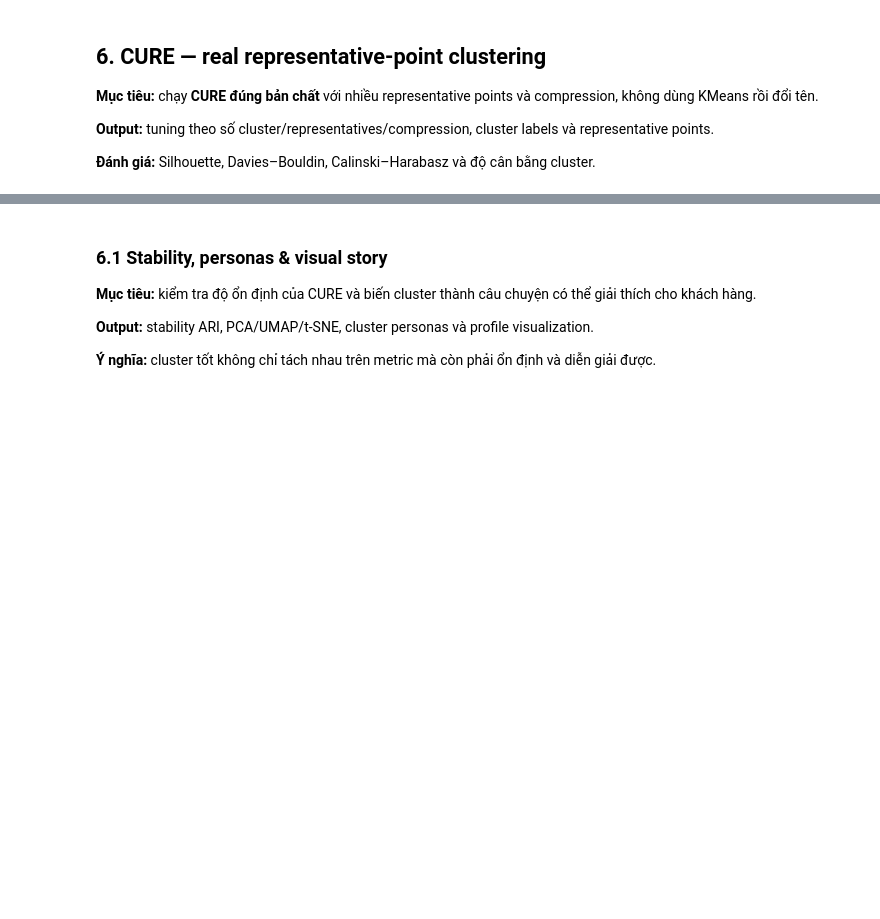
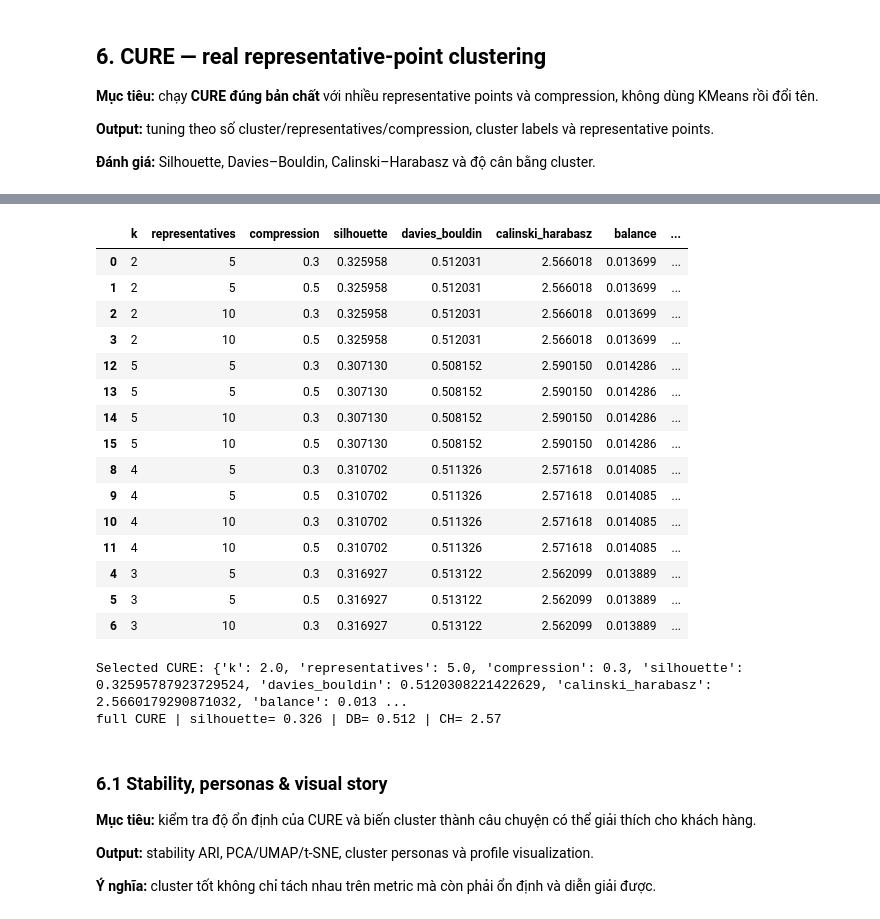
Before and after one commit to NVTruong473/BIG-DATA, a Jupyter notebook: BIG_DATA_Customer_Intelligence_PRO_Colab.ipynb, the cells around one changed output, grey strips where cells are left out. Drawn from its saved outputs; the diff is of its cells as text; code cells hidden in the pictures; blank space fills up the shorter version.

```diff
--- a/BIG_DATA_Customer_Intelligence_PRO_Colab.ipynb
+++ b/BIG_DATA_Customer_Intelligence_PRO_Colab.ipynb
@@ -619,7 +769,7 @@ from pyclustering.cluster.cure import cure
 
 CURE_MAX_FULL = 5000
 CURE_TUNE_SAMPLE = min(len(user_ids), 1200 if QUALITY_MODE == 'max' else 700)
-CURE_KS = list(range(3, min(9, max(4, len(user_ids)//10))))
+CURE_KS = [2, 3, 4, 5]
 CURE_REPS = [5, 10] if QUALITY_MODE == 'max' else [5]
 CURE_COMPRESSIONS = [0.3, 0.5] if QUALITY_MODE == 'max' else [0.5]
 
@@ -628,7 +778,6 @@ tune_idx = rng.choice(len(scaled_embeddings), CURE_TUNE_SAMPLE, replace=False)
 X_cure_tune = scaled_embeddings[tune_idx]
 
 def fit_cure_labels(X, k, reps=5, compression=0.5):
-    # CCORE first; fallback to Python implementation for compatibility.
     try:
         inst = cure(X.tolist(), k, reps, compression, ccore=True)
         inst.process()
@@ -644,11 +793,17 @@ def fit_cure_labels(X, k, reps=5, compression=0.5):
 
 def safe_cluster_metrics(X, labels):
     unique, counts = np.unique(labels, return_counts=True)
-    if len(unique) < 2 or np.min(counts) < 2:
+    if len(unique) < 2:
         return np.nan, np.nan, np.nan, 0.0
-    sil = silhouette_score(X, labels)
-    db = davies_bouldin_score(X, labels)
-    ch = calinski_harabasz_score(X, labels)
+
+    # Use a try-block to handle cases where silhouette cannot be computed due to single-member clusters
+    try:
+        sil = silhouette_score(X, labels)
+        db = davies_bouldin_score(X, labels)
+        ch = calinski_harabasz_score(X, labels)
+    except:
+        sil, db, ch = np.nan, np.nan, np.nan
+
     balance = float(np.min(counts) / np.max(counts))
     return sil, db, ch, balance
 
@@ -664,18 +819,24 @@ for k, reps, comp in itertools.product(CURE_KS, CURE_REPS, CURE_COMPRESSIONS):
         'balance':balance, 'runtime_sec':time.perf_counter()-t0
     })
 
-cure_tuning_pd=pd.DataFrame(cure_trials).dropna().copy()
-if cure_tuning_pd.empty:
-    raise RuntimeError('CURE tuning produced no valid multi-cluster solution. Reduce k/representatives or inspect the embedding.')
-# Rank-based composite avoids arbitrary metric scales.
-cure_tuning_pd['r_sil'] = cure_tuning_pd['silhouette'].rank(pct=True)
-cure_tuning_pd['r_db'] = (-cure_tuning_pd['davies_bouldin']).rank(pct=True)
-cure_tuning_pd['r_ch'] = cure_tuning_pd['calinski_harabasz'].rank(pct=True)
+cure_tuning_pd=pd.DataFrame(cure_trials)
+# Rank components, treat NaNs as 0 to allow selection of best-available
+cure_tuning_pd['r_sil'] = cure_tuning_pd['silhouette'].rank(pct=True).fillna(0)
+cure_tuning_pd['r_db'] = (-cure_tuning_pd['davies_bouldin']).rank(pct=True).fillna(0)
+cure_tuning_pd['r_ch'] = cure_tuning_pd['calinski_harabasz'].rank(pct=True).fillna(0)
+
+# Heuristic score: prioritize valid silhouette, then balance
 cure_tuning_pd['cluster_score'] = (
     .40*cure_tuning_pd['r_sil'] + .20*cure_tuning_pd['r_db'] +
     .20*cure_tuning_pd['r_ch'] + .20*cure_tuning_pd['balance']
 )
-cure_tuning_pd=cure_tuning_pd.sort_values('cluster_score', ascending=False)
+
+# If everything is NaN, fallback to sorting by balance
+if cure_tuning_pd['cluster_score'].sum() == 0:
+    cure_tuning_pd = cure_tuning_pd.sort_values(['balance', 'k'], ascending=False)
+else:
+    cure_tuning_pd = cure_tuning_pd.sort_values(['cluster_score', 'balance'], ascending=False)
+
 display(cure_tuning_pd.head(15))
 best_cure=cure_tuning_pd.iloc[0].to_dict()
 print('Selected CURE:', best_cure)
@@ -692,7 +853,6 @@ def assign_to_representatives(X, cluster_reps):
     return out
 
 def spark_assign_to_representatives(user_ids_local, X, cluster_reps):
-    """Distributed nearest-representative assignment for the sampled-CURE branch."""
     reps_serializable=[[p.astype(float).tolist() for p in reps] for reps in cluster_reps]
     bc=sc.broadcast(reps_serializable)
     rows=[(int(u), [float(v) for v in x]) for u,x in zip(user_ids_local,X)]
@@ -712,7 +872,6 @@ def spark_assign_to_representatives(user_ids_local, X, cluster_reps):
     bc.unpersist()
     return np.array([mapping[int(u)] for u in user_ids_local],dtype=int)
 
-# Fit final CURE.
 if len(scaled_embeddings) <= CURE_MAX_FULL:
     cure_labels, cure_reps = fit_cure_labels(
         scaled_embeddings, int(best_cure['k']), int(best_cure['representatives']), float(best_cure['compression'])
@@ -727,4 +886,5 @@ else:
     cure_mode='sampled CURE + Spark representative assignment'
 
 cure_sil, cure_db, cure_ch, cure_balance = safe_cluster_metrics(scaled_embeddings, cure_labels)
-print(cure_mode, '| silhouette=', round(cure_sil,4), '| DB=', round(cure_db,4), '| CH=', round(cure_ch,2))
+print(cure_mode, '| silhouette=', round(cure_sil,4) if not np.isnan(cure_sil) else 'N/A', '| DB=', round(cure_db,4) if not np.isnan(cure_db) else 'N/A', '| CH=', round(cure_ch,2) if not np.isnan(cure_ch) else 'N/A')
+# %% [output]
@@ -731,3 +894,21 @@ print(cure_mode, '| silhouette=', round(cure_sil,4), '| DB=', round(cure_db,4),
+|  | k | representatives | compression | silhouette | davies_bouldin | calinski_harabasz | balance | ... |
+| 0 | 2 | 5 | 0.3 | 0.325958 | 0.512031 | 2.566018 | 0.013699 | ... |
+| 1 | 2 | 5 | 0.5 | 0.325958 | 0.512031 | 2.566018 | 0.013699 | ... |
+| 2 | 2 | 10 | 0.3 | 0.325958 | 0.512031 | 2.566018 | 0.013699 | ... |
+| 3 | 2 | 10 | 0.5 | 0.325958 | 0.512031 | 2.566018 | 0.013699 | ... |
+| 12 | 5 | 5 | 0.3 | 0.307130 | 0.508152 | 2.590150 | 0.014286 | ... |
+| 13 | 5 | 5 | 0.5 | 0.307130 | 0.508152 | 2.590150 | 0.014286 | ... |
+| 14 | 5 | 10 | 0.3 | 0.307130 | 0.508152 | 2.590150 | 0.014286 | ... |
+| 15 | 5 | 10 | 0.5 | 0.307130 | 0.508152 | 2.590150 | 0.014286 | ... |
+| 8 | 4 | 5 | 0.3 | 0.310702 | 0.511326 | 2.571618 | 0.014085 | ... |
+| 9 | 4 | 5 | 0.5 | 0.310702 | 0.511326 | 2.571618 | 0.014085 | ... |
+| 10 | 4 | 10 | 0.3 | 0.310702 | 0.511326 | 2.571618 | 0.014085 | ... |
+| 11 | 4 | 10 | 0.5 | 0.310702 | 0.511326 | 2.571618 | 0.014085 | ... |
+| 4 | 3 | 5 | 0.3 | 0.316927 | 0.513122 | 2.562099 | 0.013889 | ... |
+| 5 | 3 | 5 | 0.5 | 0.316927 | 0.513122 | 2.562099 | 0.013889 | ... |
+| 6 | 3 | 10 | 0.3 | 0.316927 | 0.513122 | 2.562099 | 0.013889 | ... |
+Selected CURE: {'k': 2.0, 'representatives': 5.0, 'compression': 0.3, 'silhouette': 0.32595787923729524, 'davies_bouldin': 0.5120308221422629, 'calinski_harabasz': 2.5660179290871032, 'balance': 0.013 ...
+full CURE | silhouette= 0.326 | DB= 0.512 | CH= 2.57
 # %% [markdown]
 ### 6.1 Stability, personas & visual story
 
```
Also changed, not shown: parts of 12 cells of this notebook.
